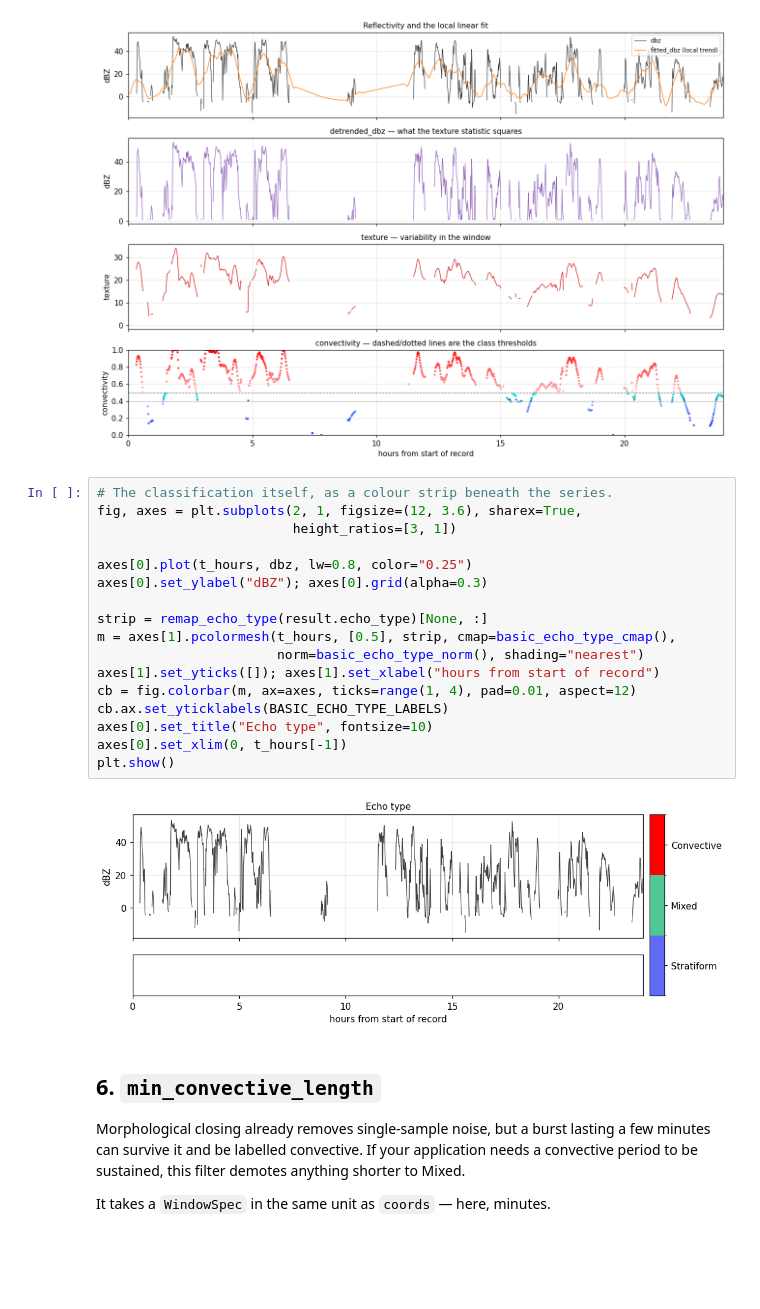
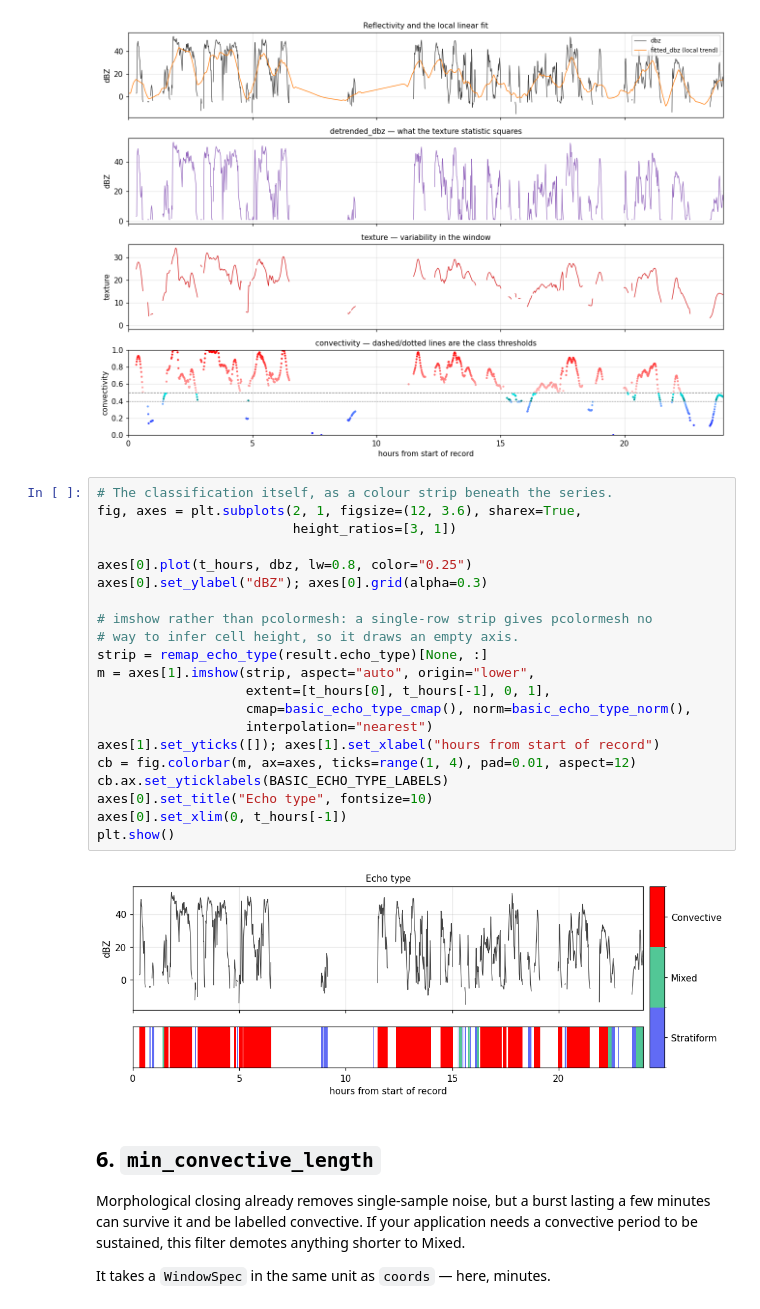
Before and after one commit to iancornejo/EccoPy, a Jupyter notebook: notebooks/eccopy1d_workflow.ipynb, the cells around one changed output. Saved outputs shown, nothing was run; the diff lists cells and outputs as text; blank space fills up the shorter version.

```diff
--- a/notebooks/eccopy1d_workflow.ipynb
+++ b/notebooks/eccopy1d_workflow.ipynb
@@ -268,22 +268,26 @@ plt.tight_layout(); plt.show()
 # %%
 # The classification itself, as a colour strip beneath the series.
 fig, axes = plt.subplots(2, 1, figsize=(12, 3.6), sharex=True,
                          height_ratios=[3, 1])
 
 axes[0].plot(t_hours, dbz, lw=0.8, color="0.25")
 axes[0].set_ylabel("dBZ"); axes[0].grid(alpha=0.3)
 
+# imshow rather than pcolormesh: a single-row strip gives pcolormesh no
+# way to infer cell height, so it draws an empty axis.
 strip = remap_echo_type(result.echo_type)[None, :]
-m = axes[1].pcolormesh(t_hours, [0.5], strip, cmap=basic_echo_type_cmap(),
-                       norm=basic_echo_type_norm(), shading="nearest")
+m = axes[1].imshow(strip, aspect="auto", origin="lower",
+                   extent=[t_hours[0], t_hours[-1], 0, 1],
+                   cmap=basic_echo_type_cmap(), norm=basic_echo_type_norm(),
+                   interpolation="nearest")
 axes[1].set_yticks([]); axes[1].set_xlabel("hours from start of record")
 cb = fig.colorbar(m, ax=axes, ticks=range(1, 4), pad=0.01, aspect=12)
 cb.ax.set_yticklabels(BASIC_ECHO_TYPE_LABELS)
 axes[0].set_title("Echo type", fontsize=10)
 axes[0].set_xlim(0, t_hours[-1])
 plt.show()
 # %% [output]
-[figure, old version]
+[figure, new version]
 # %% [markdown]
 ## 6. `min_convective_length`
 
```
Also changed, not shown: 4 other files.
